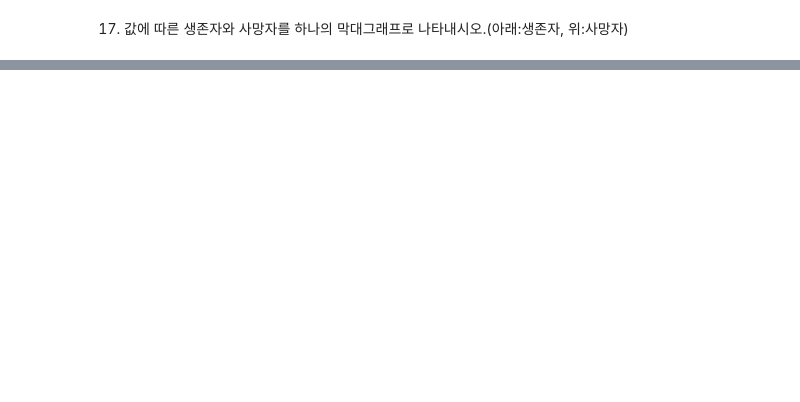
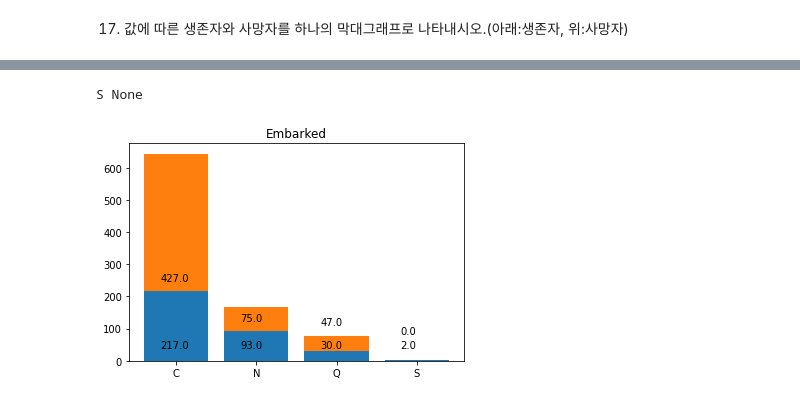
Before and after one commit to shhh-33/Python, a Jupyter notebook: 통계분석시각화_응용.ipynb, the cells around one changed output, grey strips where cells are left out. Drawn from its saved outputs; the diff is of its cells as text; code cells hidden in the pictures; blank space fills up the shorter version.

```diff
--- a/통계분석시각화_응용.ipynb
+++ b/통계분석시각화_응용.ipynb
@@ -351,3 +412,46 @@ plt.show()
+# %%
+def get_embarked_index(embarked):
+  if embarked =='S':
+    return 0
+  if embarked =='C':
+    return 1
+  if embarked =='Q':
+    return 2
+  if embarked =='N':
+    return 3
+
+"""
+제대로 작성됐는지 확인
+i=3
+print(edata[i], get_embarked_index(edata[i]))
+"""
+# %% [output]
+S None
+# %%
+edata.unique() #값의 종류 확인
+en = len(edata.unique()) #승선한 항구 수
+ec_alive_arr = np.zeros(en)
+ec_dead_arr = np.zeros(en)
+for index in range(len(edata)):
+  ei = get_embarked_index(edata[index]) #embarked의 인덱스 얻어온다
+  if sur_data[index]==0: #사망 승객
+    ec_dead_arr[ei]+=1
+  else: #생존 승객
+    ec_alive_arr[ei]+=1
+
+labels=evc.index
+plt.bar(labels,ec_alive_arr)
+plt.bar(labels,ec_dead_arr,bottom=ec_alive_arr)
+for i in range(en):
+  plt.annotate(str(ec_alive_arr[i]),(-0.2+i, 40))
+  if ec_alive_arr[i]<40:
+    plt.annotate(str(ec_dead_arr[i]),(-0.2+i, ec_alive_arr[i]+80))
+  else:
+    plt.annotate(str(ec_dead_arr[i]),(-0.2+i, ec_alive_arr[i]+30))
+plt.title('Embarked')
+plt.show()
+# %% [output]
+[figure, added]
 # %%
 from bs4 import BeautifulSoup
 url = 'https://ehpub.co.kr'
```
Also changed, not shown: parts of 11 cells of this notebook.
